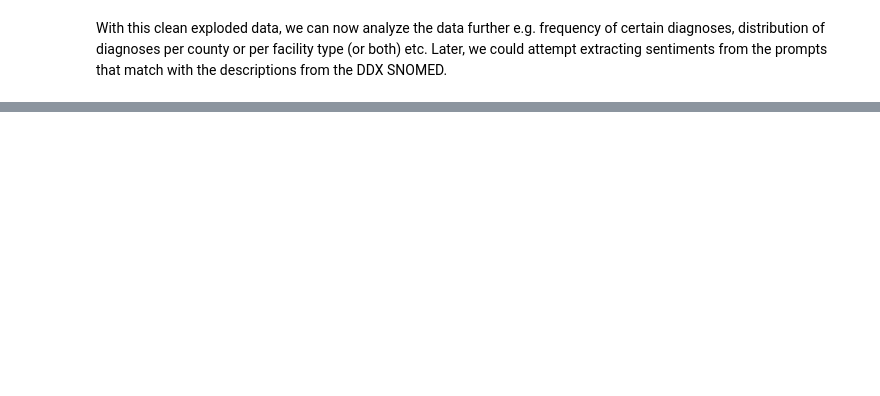
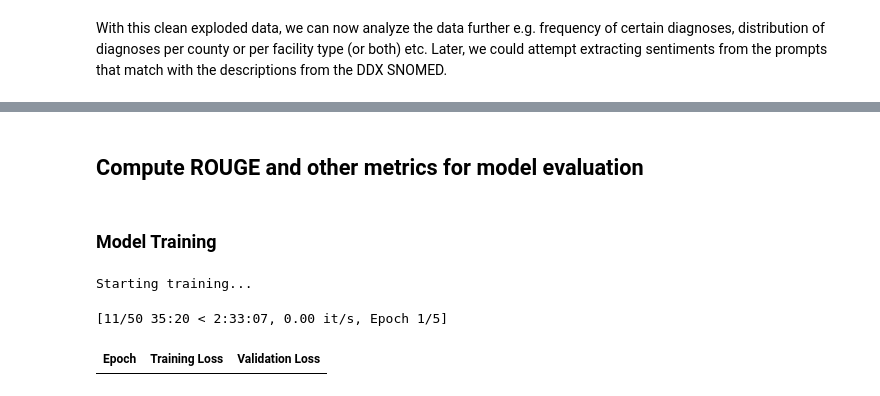
Before and after one commit to odhinto/ClinicalReasoning_Group7, a Jupyter notebook: index - Copy.ipynb, the cells around one changed output, grey strips where cells are left out. Saved outputs shown, nothing was run; the diff lists cells and outputs as text; code cells hidden in the pictures; blank space fills up the shorter version.

```diff
--- a/index - Copy.ipynb
+++ b/index - Copy.ipynb
@@ -508,0 +1326,2 @@ df_exploded.to_csv("data/df_exploded.csv", index=False)
+# %% [markdown]
+## Compute ROUGE and other metrics for model evaluation
@@ -508,0 +1481,58 @@ df_exploded.to_csv("data/df_exploded.csv", index=False)
+# %% [markdown]
+### Model Training
+# %%
+# Training arguments
+training_args = Seq2SeqTrainingArguments(
+    output_dir="./clinical_reasoning_model",
+    overwrite_output_dir=True,
+    eval_strategy="epoch",
+    save_strategy="epoch",
+    learning_rate=3e-4,
+    weight_decay=0.01,
+    per_device_train_batch_size=BATCH_SIZE,
+    per_device_eval_batch_size=BATCH_SIZE,
+    gradient_accumulation_steps=GRADIENT_ACCUMULATION_STEPS,
+    num_train_epochs=5,
+    predict_with_generate=True,
+    generation_max_length=MAX_TARGET_LENGTH,
+    save_total_limit=3,
+    fp16=torch.cuda.is_available(),
+    load_best_model_at_end=True,
+    metric_for_best_model="rougeL",
+    greater_is_better=True,
+    warmup_ratio=0.1,
+    logging_steps=10,
+    report_to="none",  # Disable wandb, tensorboard, etc.
+)
+
+# Initialize trainer
+trainer = Seq2SeqTrainer(
+    model=model,
+    args=training_args,
+    train_dataset=tokenized_train,
+    eval_dataset=tokenized_val,
+    compute_metrics=compute_metrics,
+)
+
+# Train model
+print("Starting training...")
+train_start_time = time.time()
+trainer.train()
+train_duration = time.time() - train_start_time
+print(f"Training completed in {train_duration / 60:.2f} minutes")
+
+# Evaluate model
+eval_results = trainer.evaluate()
+print("\nEvaluation results:")
+for key, value in eval_results.items():
+    print(f"{key}: {value:.4f}")
+
+# Save the model
+model_save_path = "./clinical_reasoning_final_model"
+trainer.save_model(model_save_path)
+tokenizer.save_pretrained(model_save_path)
+print(f"Model saved to {model_save_path}")
+# %% [output]
+Starting training...
+[11/50 35:20 < 2:33:07, 0.00 it/s, Epoch 1/5]
+| Epoch | Training Loss | Validation Loss |
```
Also changed, not shown: parts of 23 cells of this notebook, 1 other file.
